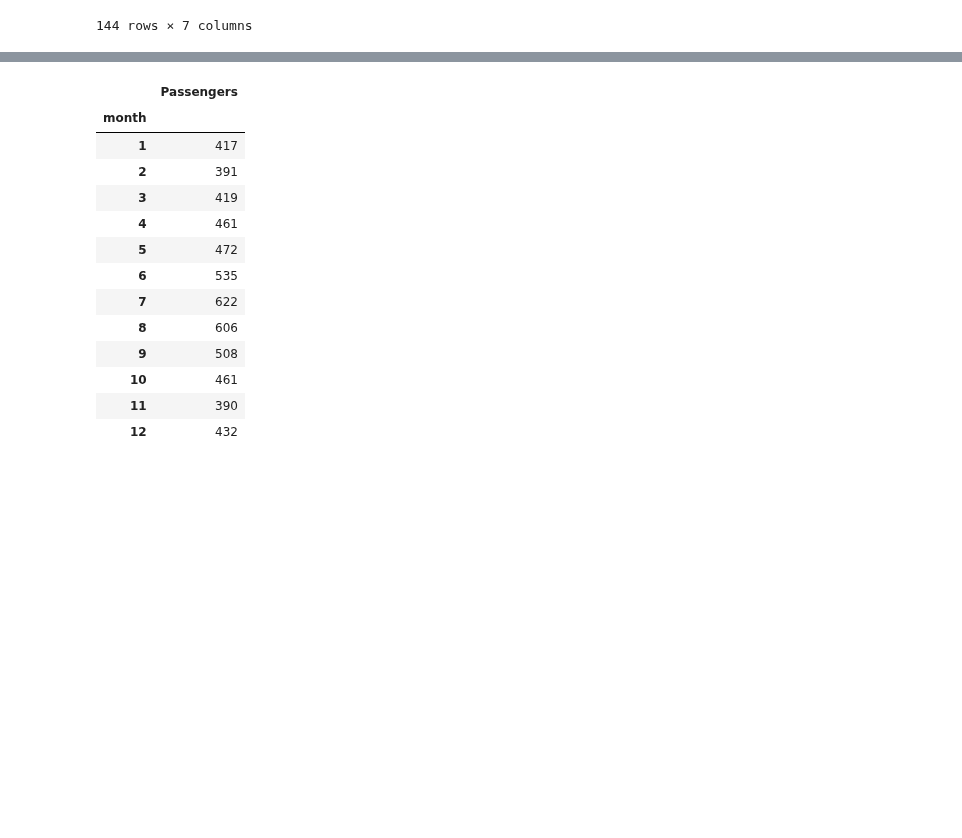
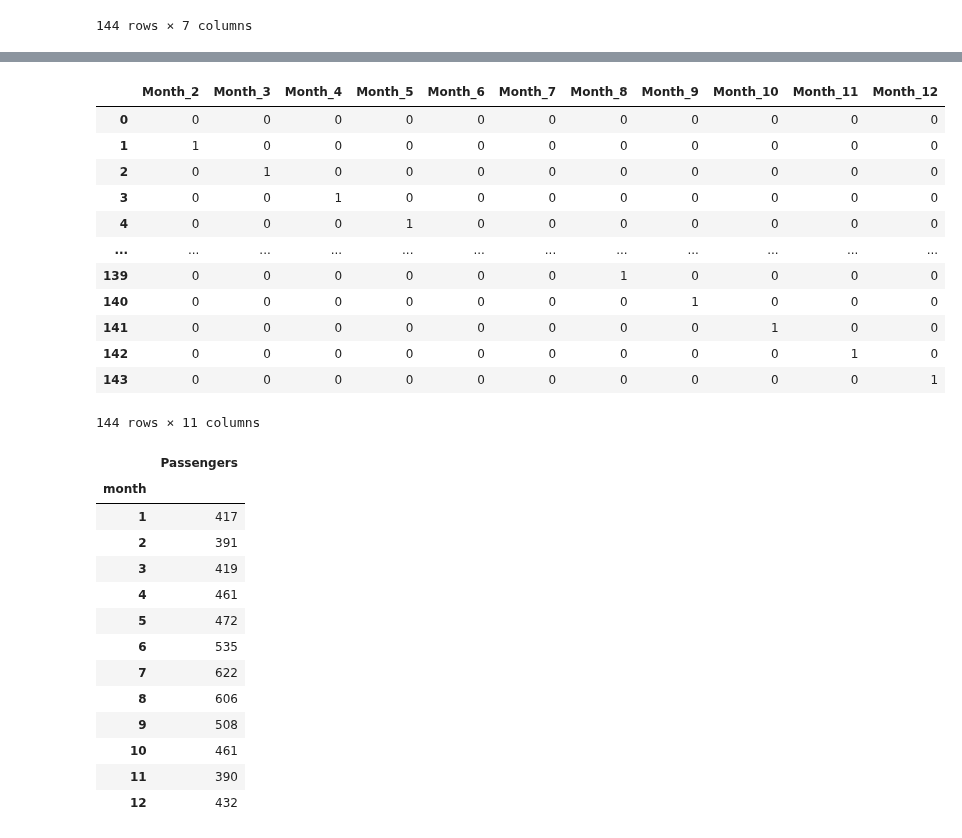
Before and after one commit to lauraalexandria/cursos-python, a Jupyter notebook: script_pandas.ipynb, the cells around one changed output, grey strips where cells are left out. Drawn from its saved outputs; the diff is of its cells as text; code cells hidden in the pictures; blank space fills up the shorter version.

```diff
--- a/script_pandas.ipynb
+++ b/script_pandas.ipynb
@@ -469,3 +500,19 @@ df.reset_index() # Retira o index (o argumento drop igualado a True também excl
+# %%
+pd.get_dummies(df["month"], prefix="Month", drop_first = True)
+# %% [output]
+|  | Month_2 | Month_3 | Month_4 | Month_5 | Month_6 | Month_7 | Month_8 | Month_9 | Month_10 | Month_11 | Month_12 |
+| 0 | 0 | 0 | 0 | 0 | 0 | 0 | 0 | 0 | 0 | 0 | 0 |
+| 1 | 1 | 0 | 0 | 0 | 0 | 0 | 0 | 0 | 0 | 0 | 0 |
+| 2 | 0 | 1 | 0 | 0 | 0 | 0 | 0 | 0 | 0 | 0 | 0 |
+| 3 | 0 | 0 | 1 | 0 | 0 | 0 | 0 | 0 | 0 | 0 | 0 |
+| 4 | 0 | 0 | 0 | 1 | 0 | 0 | 0 | 0 | 0 | 0 | 0 |
+| ... | ... | ... | ... | ... | ... | ... | ... | ... | ... | ... | ... |
+| 139 | 0 | 0 | 0 | 0 | 0 | 0 | 1 | 0 | 0 | 0 | 0 |
+| 140 | 0 | 0 | 0 | 0 | 0 | 0 | 0 | 1 | 0 | 0 | 0 |
+| 141 | 0 | 0 | 0 | 0 | 0 | 0 | 0 | 0 | 1 | 0 | 0 |
+| 142 | 0 | 0 | 0 | 0 | 0 | 0 | 0 | 0 | 0 | 1 | 0 |
+| 143 | 0 | 0 | 0 | 0 | 0 | 0 | 0 | 0 | 0 | 0 | 1 |
+144 rows × 11 columns
 # %%
 df.pivot_table(values = "Passengers", index = "month", aggfunc = max) # Tabela de Resumos;
 # %% [output]
```
Also changed, not shown: parts of 2 cells of this notebook.
